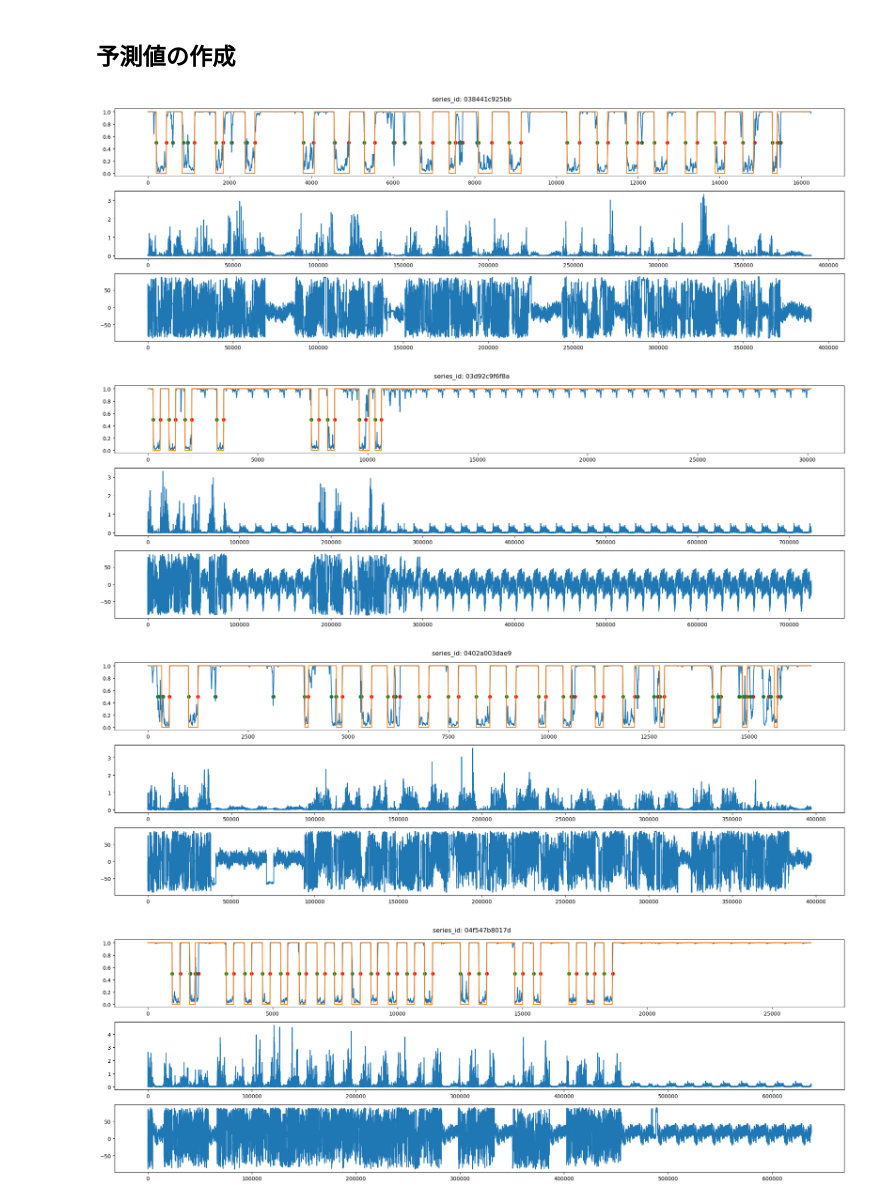
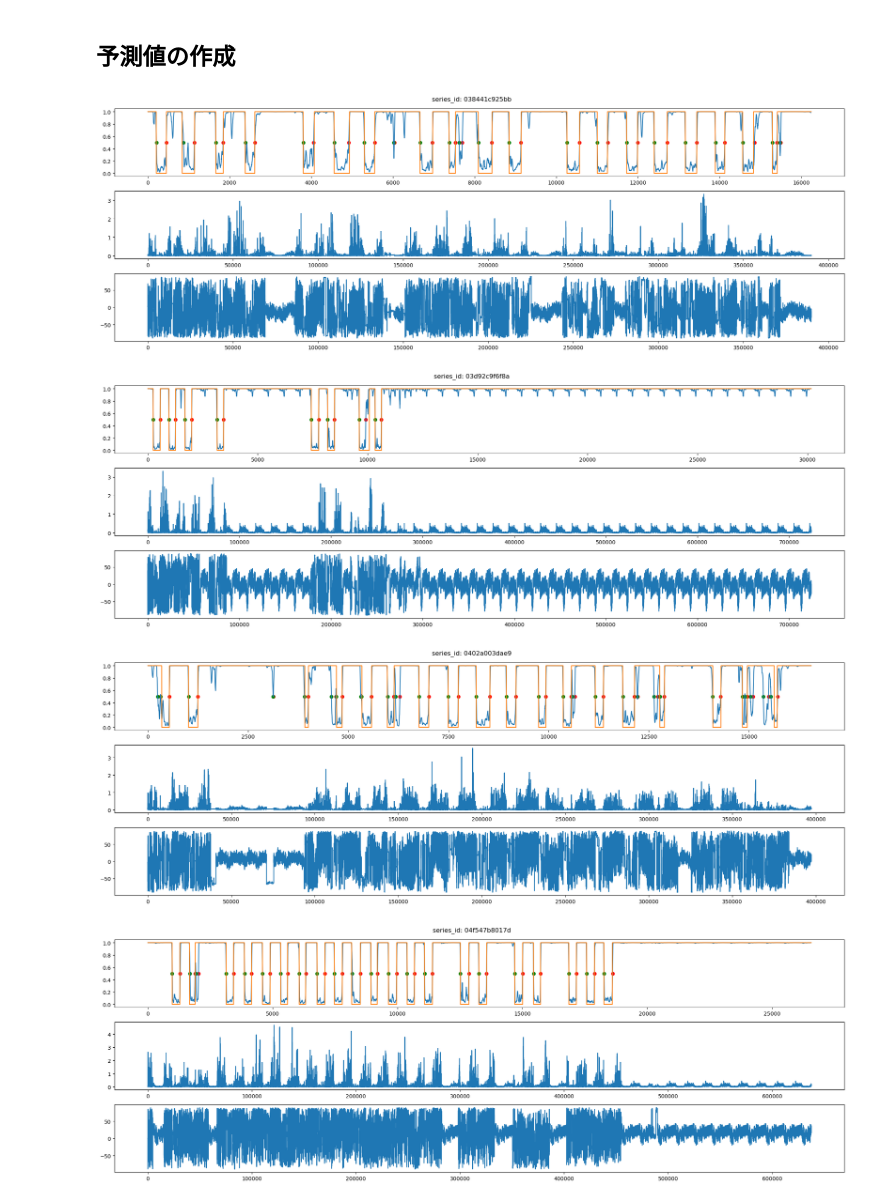
Before and after one commit to penguin-prg/child-mind-institute-detect-sleep-states, a Jupyter notebook: model/step_classifier/train.ipynb, the cells around one changed output. Saved outputs shown, nothing was run; the diff lists cells and outputs as text; code cells hidden in the pictures.

```diff
--- a/model/step_classifier/train.ipynb
+++ b/model/step_classifier/train.ipynb
@@ -269,45 +269,46 @@ train
 dfs = []
 for series_id, df in train.groupby("series_id"):
     df = df.reset_index(drop=True)
-    oof = df["oof"].rolling(12, center=True).mean()
+    oof = df["oof"].rolling(24, center=True).mean()
     wakeup_index = np.array([i for i in range(1, len(oof)) if oof[i-1] < 0.5 and oof[i] >= 0.5])
     onset_index = np.array([i for i in range(1, len(oof)) if oof[i-1] > 0.5 and oof[i] <= 0.5])
 
     sub = pd.concat([
         pd.DataFrame({
             "series_id": series_id,
             "step": df["step"].values[wakeup_index] - CFG["feature"]["agg_freq"] // 2,
             "event": "wakeup",
             "score": 1,
-        }),
+        }) if len(wakeup_index) > 0 else pd.DataFrame(),
         pd.DataFrame({
             "series_id": series_id,
             "step": df["step"].values[onset_index] - CFG["feature"]["agg_freq"] // 2,
             "event": "onset",
             "score": 1,
-        }),
+        }) if len(onset_index) > 0 else pd.DataFrame(),
     ])
-    sub["step"] = sub["step"].astype(int)
-    dfs.append(sub)
+    if len(sub) > 0:
+        sub["step"] = sub["step"].astype(int)
+        dfs.append(sub)
 
     if len(dfs) < 5:
         fig, axs = plt.subplots(3, 1, figsize=(20, 7))
         axs[0].plot(oof)
         axs[0].plot(df["target"])
         axs[0].scatter(wakeup_index, [0.5 for _ in wakeup_index], c="red")
         axs[0].scatter(onset_index, [0.5 for _ in onset_index], c="green")
         df = pd.read_csv(f"{CFG['dataset']['step_csv_dir']}/{df['series_id'].values[0]}.csv")
         axs[1].plot(df["enmo"])
         axs[2].plot(df["anglez"])
         plt.suptitle(f"series_id: {series_id}")
         plt.tight_layout()
         plt.show()
 
 sub = pd.concat(dfs).reset_index(drop=True)
 sub.head()
 # %% [output]
-[figure, old version]
+[figure, new version]
 [figure]
-[figure, old version]
+[figure, new version]
 [figure]
 |  | series_id | step | event | score |
```
Also changed, not shown: parts of 3 cells of this notebook.
